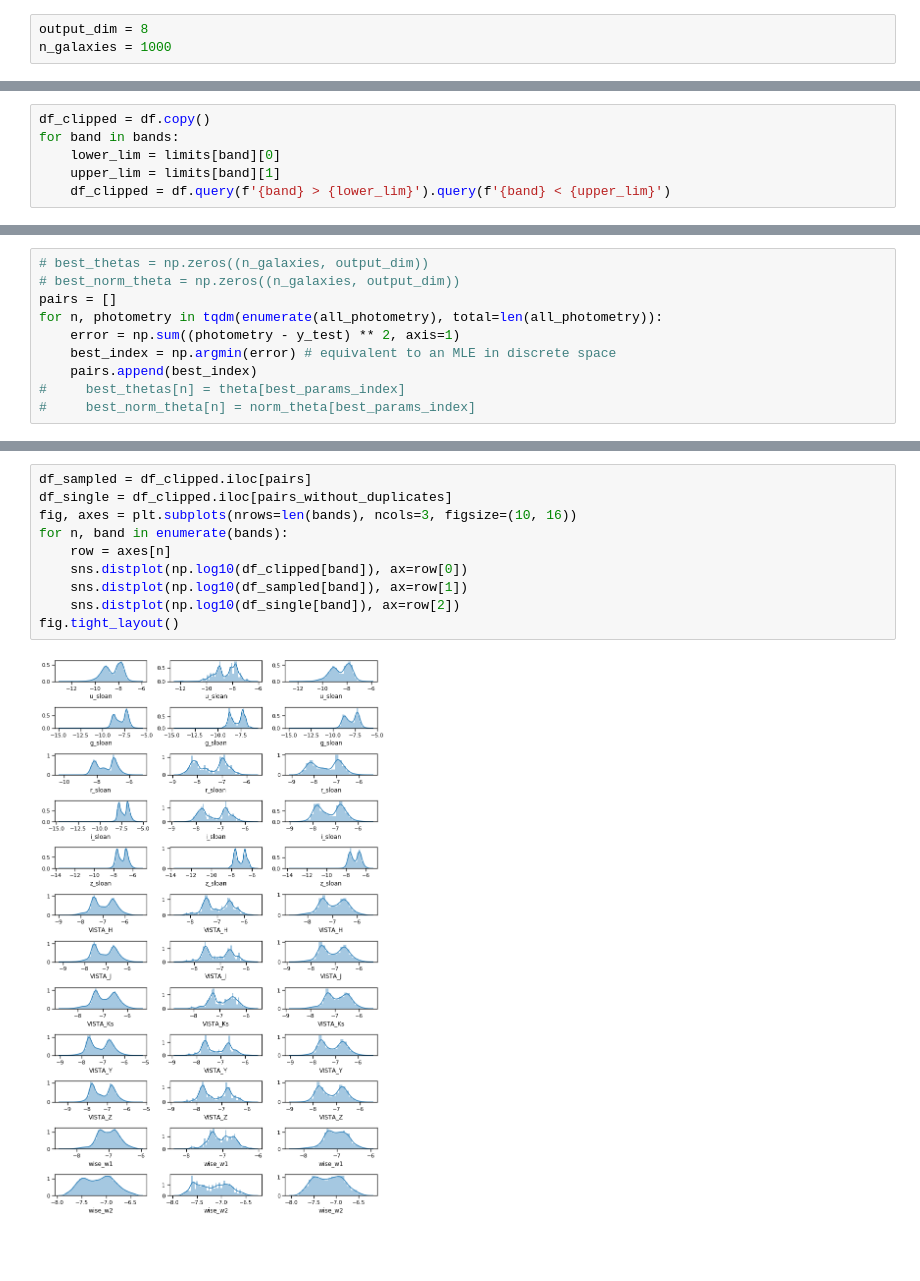
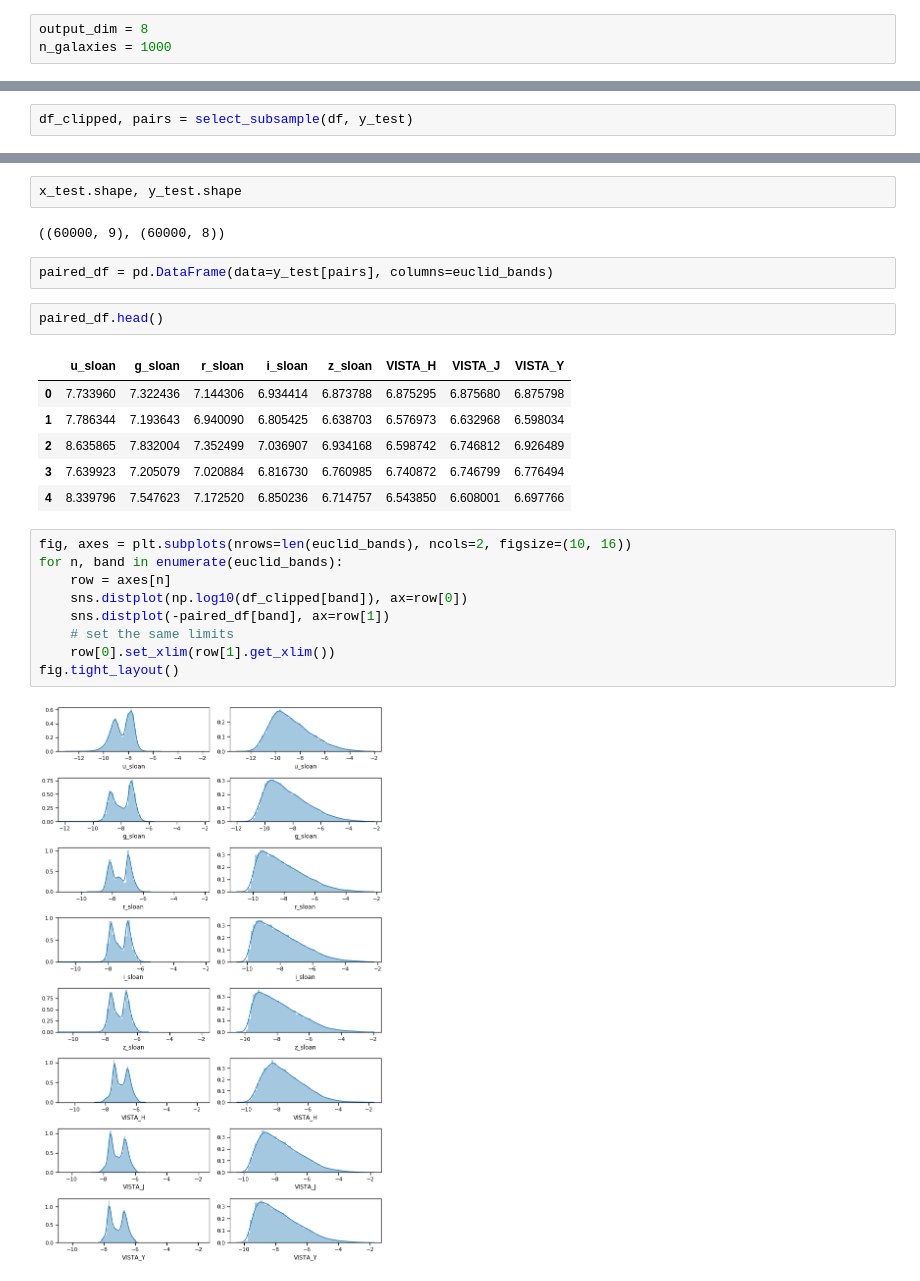
Before and after one commit to mwalmsley/agnfinder, a Jupyter notebook: notebooks/inference/select_cube_subsample.ipynb, the cells around one changed output, grey strips where cells are left out. Saved outputs shown, nothing was run; the diff lists cells and outputs as text; blank space fills up the shorter version.

```diff
--- a/notebooks/inference/select_cube_subsample.ipynb
+++ b/notebooks/inference/select_cube_subsample.ipynb
@@ -147,6 +127,0 @@ limits  # linear space but that's fine, is a ranking
-# %%
-df_clipped = df.copy()
-for band in bands:
-    lower_lim = limits[band][0]
-    upper_lim = limits[band][1]
-    df_clipped = df.query(f'{band} > {lower_lim}').query(f'{band} < {upper_lim}')
@@ -153 +171,3 @@ for band in bands:
+# %%
+df_clipped, pairs = select_subsample(df, y_test)
 # %%
@@ -173,10 +176,0 @@ array([8.22100481, 7.86341715, 7.75048109, 7.69283167, 7.54132465,
-# %%
-# best_thetas = np.zeros((n_galaxies, output_dim))
-# best_norm_theta = np.zeros((n_galaxies, output_dim))
-pairs = []
-for n, photometry in tqdm(enumerate(all_photometry), total=len(all_photometry)):
-    error = np.sum((photometry - y_test) ** 2, axis=1)
-    best_index = np.argmin(error) # equivalent to an MLE in discrete space
-    pairs.append(best_index)
-#     best_thetas[n] = theta[best_params_index]
-#     best_norm_theta[n] = norm_theta[best_params_index]
@@ -217,12 +215,26 @@ pairs_without_duplicates = np.array(pairs)[~pd.Series(pairs).duplicated()]
+# %%
+x_test.shape, y_test.shape
+# %% [output]
+((60000, 9), (60000, 8))
+# %%
+paired_df = pd.DataFrame(data=y_test[pairs], columns=euclid_bands)
+# %%
+paired_df.head()
+# %% [output]
+|  | u_sloan | g_sloan | r_sloan | i_sloan | z_sloan | VISTA_H | VISTA_J | VISTA_Y |
+| 0 | 7.733960 | 7.322436 | 7.144306 | 6.934414 | 6.873788 | 6.875295 | 6.875680 | 6.875798 |
+| 1 | 7.786344 | 7.193643 | 6.940090 | 6.805425 | 6.638703 | 6.576973 | 6.632968 | 6.598034 |
+| 2 | 8.635865 | 7.832004 | 7.352499 | 7.036907 | 6.934168 | 6.598742 | 6.746812 | 6.926489 |
+| 3 | 7.639923 | 7.205079 | 7.020884 | 6.816730 | 6.760985 | 6.740872 | 6.746799 | 6.776494 |
+| 4 | 8.339796 | 7.547623 | 7.172520 | 6.850236 | 6.714757 | 6.543850 | 6.608001 | 6.697766 |
 # %%
-df_sampled = df_clipped.iloc[pairs]
-df_single = df_clipped.iloc[pairs_without_duplicates]
-fig, axes = plt.subplots(nrows=len(bands), ncols=3, figsize=(10, 16))
-for n, band in enumerate(bands):
+fig, axes = plt.subplots(nrows=len(euclid_bands), ncols=2, figsize=(10, 16))
+for n, band in enumerate(euclid_bands):
     row = axes[n]
     sns.distplot(np.log10(df_clipped[band]), ax=row[0])
-    sns.distplot(np.log10(df_sampled[band]), ax=row[1])
-    sns.distplot(np.log10(df_single[band]), ax=row[2])
+    sns.distplot(-paired_df[band], ax=row[1])
+    # set the same limits
+    row[0].set_xlim(row[1].get_xlim())
 fig.tight_layout()
 # %% [output]
-[figure, old version]
+[figure, new version]
```
Also changed, not shown: parts of 20 cells of this notebook, 12 other files.
